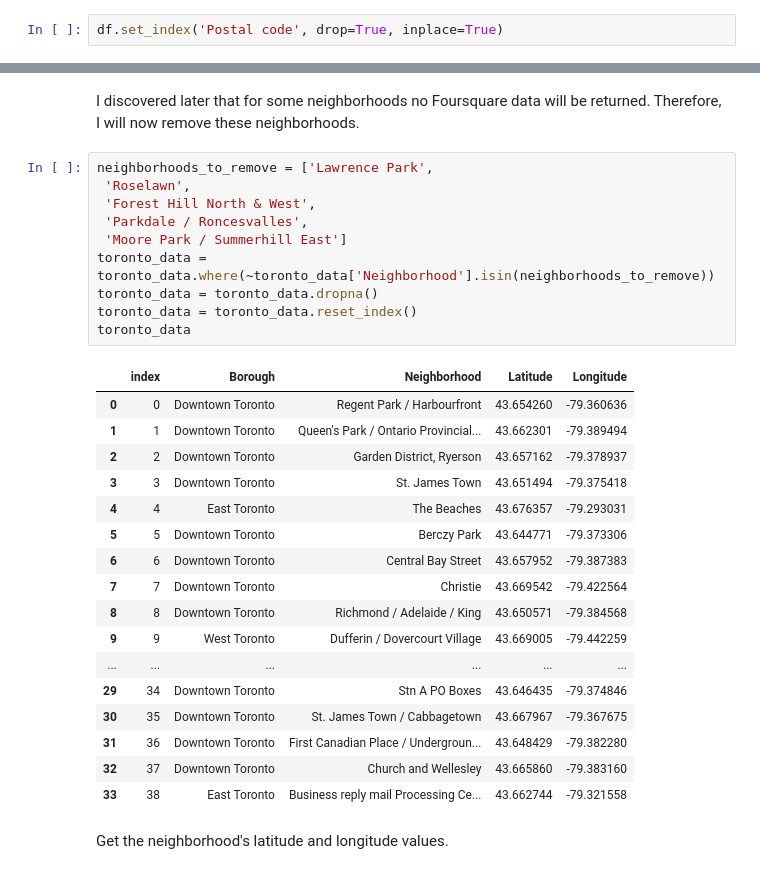
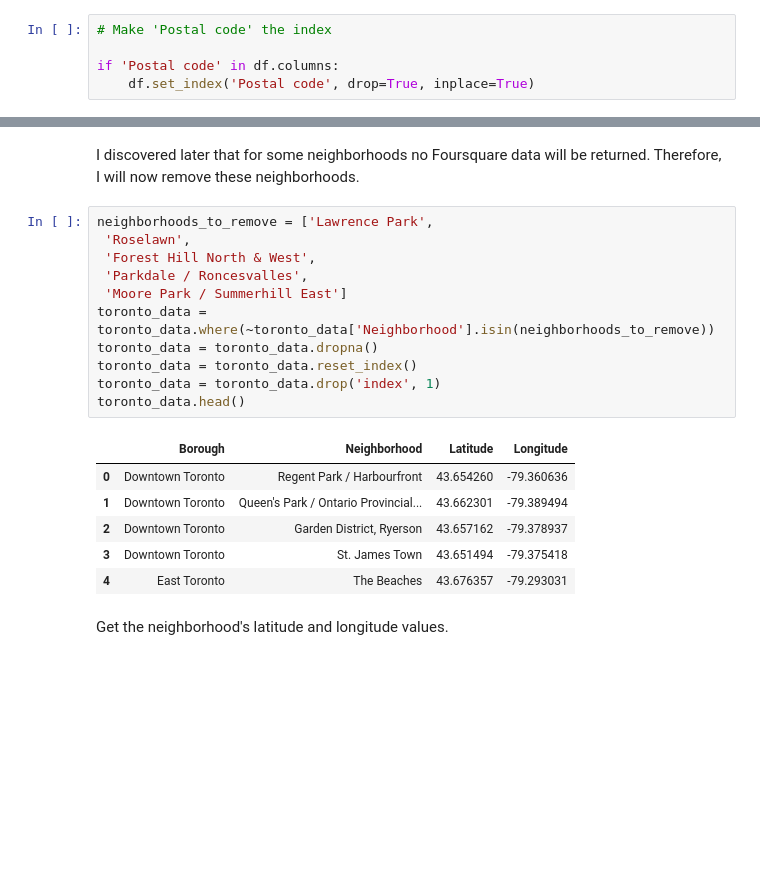
Before and after one commit to hanswurst13/Coursera_Capstone, a Jupyter notebook: Capstone project.ipynb, the cells around one changed output, grey strips where cells are left out. Cells and saved outputs as stored; diff of their text form; blank space fills up the shorter version.

```diff
--- a/Capstone project.ipynb
+++ b/Capstone project.ipynb
@@ -75,7 +75,10 @@ for pc in toronto_pcs:
     lat[pc] = (geocode_result[0]['geometry']['location']['lat'])
     lng[pc] = (geocode_result[0]['geometry']['location']['lng'])
 # %%
-df.set_index('Postal code', drop=True, inplace=True)
+# Make 'Postal code' the index
+
+if 'Postal code' in df.columns:
+    df.set_index('Postal code', drop=True, inplace=True)
 # %%
 df['lat'] = pd.Series(lat)
 df['lng'] = pd.Series(lng)
@@ -139,31 +142,21 @@ I discovered later that for some neighborhoods no Foursquare data will be return
 # %%
 neighborhoods_to_remove = ['Lawrence Park',
  'Roselawn',
  'Forest Hill North & West',
  'Parkdale / Roncesvalles',
  'Moore Park / Summerhill East']
 toronto_data = toronto_data.where(~toronto_data['Neighborhood'].isin(neighborhoods_to_remove))
 toronto_data = toronto_data.dropna()
 toronto_data = toronto_data.reset_index()
-toronto_data
+toronto_data = toronto_data.drop('index', 1)
+toronto_data.head()
 # %% [output]
-|  | index | Borough | Neighborhood | Latitude | Longitude |
-| 0 | 0 | Downtown Toronto | Regent Park / Harbourfront | 43.654260 | -79.360636 |
-| 1 | 1 | Downtown Toronto | Queen's Park / Ontario Provincial... | 43.662301 | -79.389494 |
-| 2 | 2 | Downtown Toronto | Garden District, Ryerson | 43.657162 | -79.378937 |
-| 3 | 3 | Downtown Toronto | St. James Town | 43.651494 | -79.375418 |
-| 4 | 4 | East Toronto | The Beaches | 43.676357 | -79.293031 |
-| 5 | 5 | Downtown Toronto | Berczy Park | 43.644771 | -79.373306 |
-| 6 | 6 | Downtown Toronto | Central Bay Street | 43.657952 | -79.387383 |
-| 7 | 7 | Downtown Toronto | Christie | 43.669542 | -79.422564 |
-| 8 | 8 | Downtown Toronto | Richmond / Adelaide / King | 43.650571 | -79.384568 |
-| 9 | 9 | West Toronto | Dufferin / Dovercourt Village | 43.669005 | -79.442259 |
-| ... | ... | ... | ... | ... | ... |
-| 29 | 34 | Downtown Toronto | Stn A PO Boxes | 43.646435 | -79.374846 |
-| 30 | 35 | Downtown Toronto | St. James Town / Cabbagetown | 43.667967 | -79.367675 |
-| 31 | 36 | Downtown Toronto | First Canadian Place / Undergroun... | 43.648429 | -79.382280 |
-| 32 | 37 | Downtown Toronto | Church and Wellesley | 43.665860 | -79.383160 |
-| 33 | 38 | East Toronto | Business reply mail Processing Ce... | 43.662744 | -79.321558 |
+|  | Borough | Neighborhood | Latitude | Longitude |
+| 0 | Downtown Toronto | Regent Park / Harbourfront | 43.654260 | -79.360636 |
+| 1 | Downtown Toronto | Queen's Park / Ontario Provincial... | 43.662301 | -79.389494 |
+| 2 | Downtown Toronto | Garden District, Ryerson | 43.657162 | -79.378937 |
+| 3 | Downtown Toronto | St. James Town | 43.651494 | -79.375418 |
+| 4 | East Toronto | The Beaches | 43.676357 | -79.293031 |
 # %% [markdown]
 Get the neighborhood's latitude and longitude values.
 # %%
```
Also changed, not shown: parts of 11 cells of this notebook.
